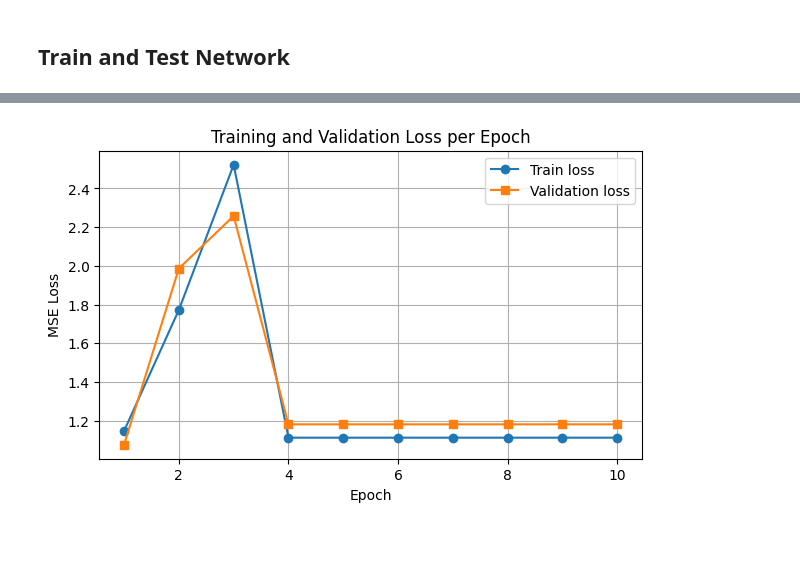
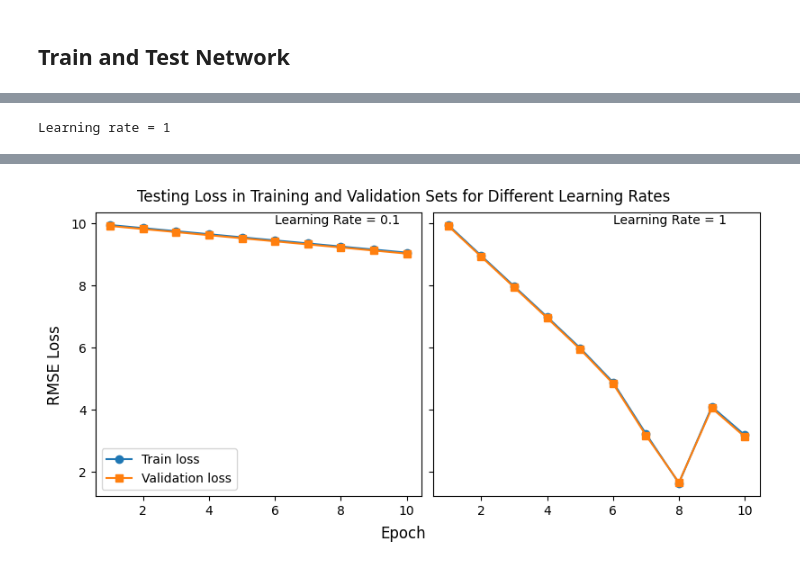
Before and after one commit to vernica-mehta/astr4004-8004-2025, a Jupyter notebook: assignment-4/assigment4.ipynb, the cells around one changed output, grey strips where cells are left out. Saved outputs shown, nothing was run; the diff lists cells and outputs as text; code cells hidden in the pictures; blank space fills up the shorter version.

```diff
--- a/assignment-4/assigment4.ipynb
+++ b/assignment-4/assigment4.ipynb
@@ -57,12 +57,12 @@ We can visualise the training data using a 2D histogram of mass in the colour-lu
 # set x and y
 x = np.column_stack([data['LogL'], data['g-W1']])
 x = (x - np.min(x, axis=0)) / (np.max(x, axis=0) - np.min(x, axis=0)) # normalise
-y = np.array(data['LogM'])
+y = np.array(data['LogM']).reshape([-1,1])
 
 # Create bins and setup 2D histogram
 x_bins = np.linspace(x[:,0].min(), x[:,0].max(), 50)
 y_bins = np.linspace(x[:,1].min(), x[:,1].max(), 50)
-stat, x_edges, y_edges, binnumber = stats.binned_statistic_2d(x[:,0], x[:,1], y, statistic='mean', bins=[x_bins, y_bins])
+stat, x_edges, y_edges, binnumber = stats.binned_statistic_2d(x[:,0], x[:,1], y[:,0], statistic='mean', bins=[x_bins, y_bins])
 
 # plotting
 fig = plt.figure(figsize=(12, 4), tight_layout=True)
@@ -150,7 +150,7 @@ We can also graphically represent the network structure as
 Then we initialise weights and biases. Weights are initialised using a normal distribution with variance corresponding to the number of neurons. The randomness introduced as a result of this step speeds up training. Biases as simply initialised as zero vectors of size corresponding to the number of neurons in each layer.
 # %%
 # initialize weights and biases
-init_scale = 0.001 # scale for better stability
+init_scale = 0.01 # scale for better stability
 rng = np.random.default_rng(42) # seed for reproducibility
 
 w1 = init_scale * rng.normal(0, np.sqrt(2/input_layer), size=(hidden_layer, input_layer))
@@ -213,12 +213,12 @@ def gradient_descent(x,y,w1,b1,w2,b2):
 
     dLdz2 = (y2-y) / loss_rmse(y, y2)
     dLdw2 = np.matmul(dLdz2.T, y1) / len(y1)
-    dLdb2 = np.sum(dLdz2) / len(y1)
+    dLdb2 = np.sum(dLdz2, axis=0).reshape([-1,1]) / len(y1)
 
     dy1dz1 = relu_derivative(z1)
 
     dLdz1 = np.matmul(dLdz2, w2) * dy1dz1 / len(y1)
     dLdw1 = np.matmul(dLdz1.T, x)
-    dLdb1 = np.sum(dLdz1)
+    dLdb1 = np.sum(dLdz1, axis=0).reshape([-1,1])
 
     return {'dLdw1': dLdw1, 'dLdw2': dLdw2, 'dLdb1': dLdb1, 'dLdb2': dLdb2}
@@ -260,18 +280,52 @@ ValueError: matmul: Input operand 1 has a mismatch in its core dimension 0, with
 # %%
-import matplotlib.pyplot as plt
+fig, ax = plt.subplots(1,2,figsize=(8,4), sharey=True, constrained_layout=True)
+epochs = np.arange(1, Nepoch+1)
 
-# Plot training and validation loss vs epoch
-epochs = np.arange(1, Nepoch+1)
-plt.figure(figsize=(7,4))
-plt.plot(epochs, loss_train, marker='o', label='Train loss')
-plt.plot(epochs, loss_valid, marker='s', label='Validation loss')
-plt.xlabel('Epoch')
-plt.ylabel('MSE Loss')
-plt.title('Training and Validation Loss per Epoch')
-plt.legend()
-plt.grid(True)
-# save a copy to the assignment folder
-#plt.savefig('assignment-4/loss_vs_epoch.png', bbox_inches='tight')
-plt.show()
-#print("Saved plot to assignment-4/loss_vs_epoch.png")
+tables = {}
+for idx, lr in enumerate(l_rates):
+    loss_train, loss_valid, snapshots = train_network(lr, Nepoch)
+
+    ax[idx].plot(epochs, loss_train, marker='o', label='Train loss')
+    ax[idx].plot(epochs, loss_valid, marker='s', label='Validation loss')
+    ax[idx].text(6, 10, f"Learning Rate = {lr}")
+
+    # Save Python-native pickle for quick reload (Python-only; insecure for untrusted files)
+    import pickle
+    pklname = f'snapshots_lr_{lr}.pkl'
+    with open(pklname, 'wb') as pf:
+        pickle.dump(snapshots, pf, protocol=pickle.HIGHEST_PROTOCOL)
+    print(f"Wrote Python pickle snapshots to {pklname}")
+
+    n_epochs = len(snapshots)
+    rows = []
+    for i in range(n_epochs):
+        s = snapshots[i]
+        # convert stored lists back to numpy arrays for simple stats
+        def arr_mean(key):
+            v = s.get(key, [])
+            return np.mean(np.asarray(v).flatten())
+        rows.append({
+            'step': i+1,
+            'w1_mean': arr_mean('w1'),
+            'w2_mean': arr_mean('w2'),
+            'b1_mean': arr_mean('b1'),
+            'b2_mean': arr_mean('b2'),
+            'dLdw1_mean': arr_mean('dLdw1'),
+            'dLdw2_mean': arr_mean('dLdw2'),
+            'dLdb1_mean': arr_mean('dLdb1'),
+            'dLdb2_mean': arr_mean('dLdb2'),
+            'output_test_mean': arr_mean('output_test'),
+            'loss_test': s.get('loss_test', np.nan)
+        })
+    df = pd.DataFrame(rows).set_index('step')
+    tables[lr] = df
+
+ax[0].legend(loc='lower left')
+fig.suptitle("Testing Loss in Training and Validation Sets for Different Learning Rates")
+fig.supxlabel("Epoch")
+fig.supylabel("RMSE Loss")
+
+for lr, df in tables.items():
+    print(f"\nLearning rate = {lr}")
+    display(df)
 # %% [output]
@@ -277,0 +348 @@ plt.show()
+Learning rate = 1
@@ -278 +361 @@ plt.show()
-[figure, old version]
+[figure, new version]
```
Also changed, not shown: parts of 5 cells of this notebook, 7 other files.
